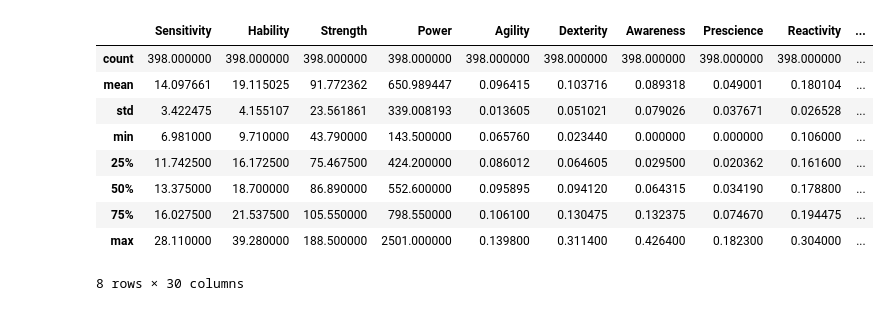
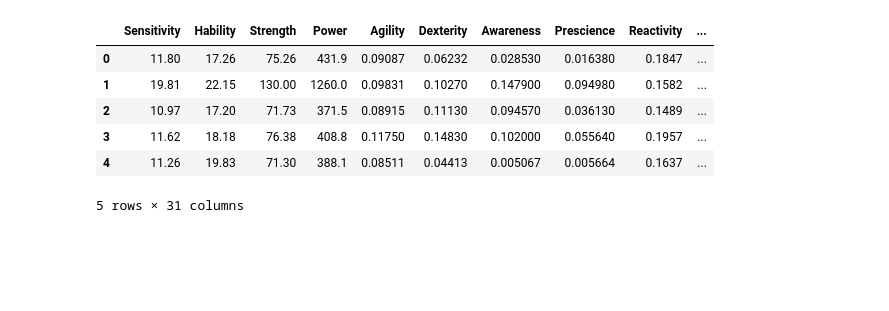
Before and after one commit to viruskizz/42bangkok-datascience-piscine, a Jupyter notebook: ds03/ex02/point.ipynb, the cells around one changed output. Saved outputs shown, nothing was run; the diff lists cells and outputs as text; code cells hidden in the pictures; blank space fills up the shorter version.

```diff
--- a/ds03/ex02/point.ipynb
+++ b/ds03/ex02/point.ipynb
@@ -24,19 +24,16 @@ import os
 # %%
 test_filename = os.path.join(os.getcwd(), 'ds03/assets/Test_knight.csv')
 test_df = pd.read_csv(test_filename)
 train_filename = os.path.join(os.getcwd(), 'ds03/assets/Train_knight.csv')
 train_df = pd.read_csv(train_filename)
 train_df.set_index('knight')
-train_df.describe()
+train_df.head(5)
 # %% [output]
 |  | Sensitivity | Hability | Strength | Power | Agility | Dexterity | Awareness | Prescience | Reactivity | ... |
-| count | 398.000000 | 398.000000 | 398.000000 | 398.000000 | 398.000000 | 398.000000 | 398.000000 | 398.000000 | 398.000000 | ... |
-| mean | 14.097661 | 19.115025 | 91.772362 | 650.989447 | 0.096415 | 0.103716 | 0.089318 | 0.049001 | 0.180104 | ... |
-| std | 3.422475 | 4.155107 | 23.561861 | 339.008193 | 0.013605 | 0.051021 | 0.079026 | 0.037671 | 0.026528 | ... |
-| min | 6.981000 | 9.710000 | 43.790000 | 143.500000 | 0.065760 | 0.023440 | 0.000000 | 0.000000 | 0.106000 | ... |
-| 25% | 11.742500 | 16.172500 | 75.467500 | 424.200000 | 0.086012 | 0.064605 | 0.029500 | 0.020362 | 0.161600 | ... |
-| 50% | 13.375000 | 18.700000 | 86.890000 | 552.600000 | 0.095895 | 0.094120 | 0.064315 | 0.034190 | 0.178800 | ... |
-| 75% | 16.027500 | 21.537500 | 105.550000 | 798.550000 | 0.106100 | 0.130475 | 0.132375 | 0.074670 | 0.194475 | ... |
-| max | 28.110000 | 39.280000 | 188.500000 | 2501.000000 | 0.139800 | 0.311400 | 0.426400 | 0.182300 | 0.304000 | ... |
+| 0 | 11.80 | 17.26 | 75.26 | 431.9 | 0.09087 | 0.06232 | 0.028530 | 0.016380 | 0.1847 | ... |
+| 1 | 19.81 | 22.15 | 130.00 | 1260.0 | 0.09831 | 0.10270 | 0.147900 | 0.094980 | 0.1582 | ... |
+| 2 | 10.97 | 17.20 | 71.73 | 371.5 | 0.08915 | 0.11130 | 0.094570 | 0.036130 | 0.1489 | ... |
+| 3 | 11.62 | 18.18 | 76.38 | 408.8 | 0.11750 | 0.14830 | 0.102000 | 0.055640 | 0.1957 | ... |
+| 4 | 11.26 | 19.83 | 71.30 | 388.1 | 0.08511 | 0.04413 | 0.005067 | 0.005664 | 0.1637 | ... |
-8 rows × 30 columns
+5 rows × 31 columns
 # %%
```
Also changed, not shown: parts of 4 cells of this notebook, 2 other files.
